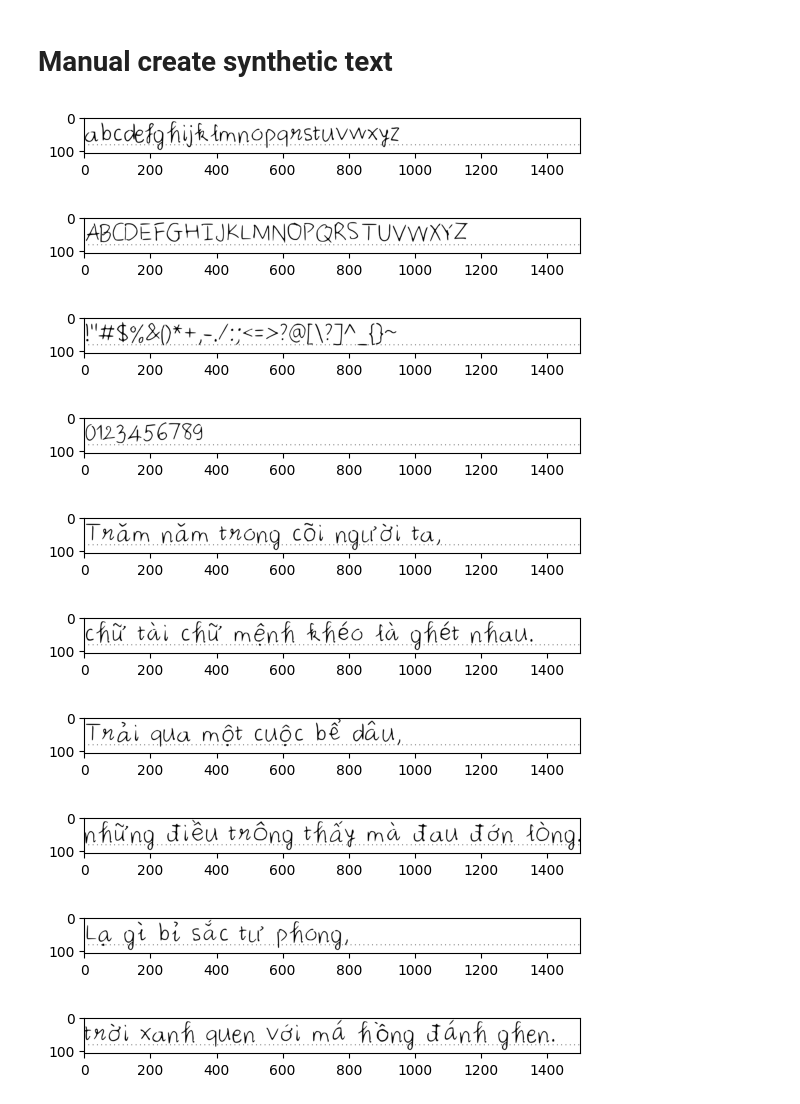
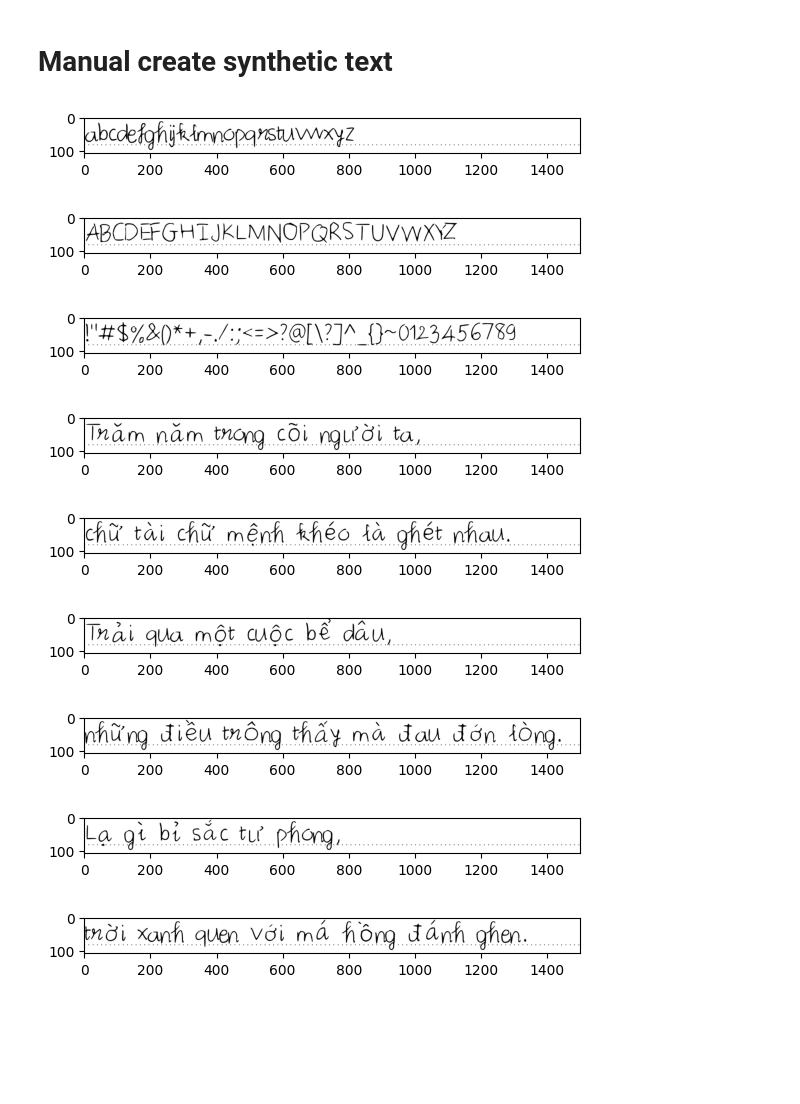
Before and after one commit to HOWRY02/font_maker, a Jupyter notebook: text_generator.ipynb, the cells around one changed output. Drawn from its saved outputs; the diff is of its cells as text; code cells hidden in the pictures; blank space fills up the shorter version.

Commit message:
test output

```diff
--- a/text_generator.ipynb
+++ b/text_generator.ipynb
@@ -16,43 +16,41 @@ def add_dots_below_text(text, font_path,
     image = Image.new('RGB', (text_width, text_height + 8), color='white')
 
     # Draw text on the image using your font and desired color
     draw = ImageDraw.Draw(image)
     draw.text((0, 0), text, fill='black', font=font)
 
     # Move dots closer to the text (adjust dot_position)
     dot_position = text_height  -  height_of_rows_dots # Position the dots just below the text
     # print(text_height)
     for x in range(0, text_width, dot_spacing):
         draw.ellipse((x, dot_position, x + dot_size, dot_position + dot_size), fill='black')
 
     return image
 
 text_dict = ['abcdefghijklmnopqrstuvwxyz',
              'ABCDEFGHIJKLMNOPQRSTUVWXYZ',
-             '!"#$%&()*+,-./:;<=>?@[\?]^_{}~',
-             "0123456789",
+             '!"#$%&()*+,-./:;<=>?@[\?]^_{}~0123456789',
              'Trăm năm trong cõi người ta,',
              'chữ tài chữ mệnh khéo là ghét nhau.',
              'Trải qua một cuộc bể dâu,',
              'những điều trông thấy mà đau đớn lòng.',
              'Lạ gì bỉ sắc tư phong,',
              'trời xanh quen với má hồng đánh ghen.']
-font_path = 'output/Phuc/MyFont.ttf'
+font_path = 'output/Phuc/MyFont (1).ttf'
 # font_size_text = 60, font_size_number = 90
 font_size = 100
 for text in text_dict:
     image = add_dots_below_text(text, font_path, font_size)
     plt.figure()
     plt.imshow(image)
     plt.show()
 # %% [output]
-[figure, old version]
+[figure, new version]
-[figure, old version]
+[figure, new version]
-[figure, old version]
+[figure, new version]
-[figure, old version]
+[figure, new version]
-[figure, old version]
+[figure, new version]
-[figure, old version]
+[figure, new version]
-[figure, old version]
+[figure, new version]
-[figure, old version]
+[figure, new version]
-[figure, old version]
+[figure, new version]
-[figure, removed]
```
Also changed, not shown: 2 other files.
